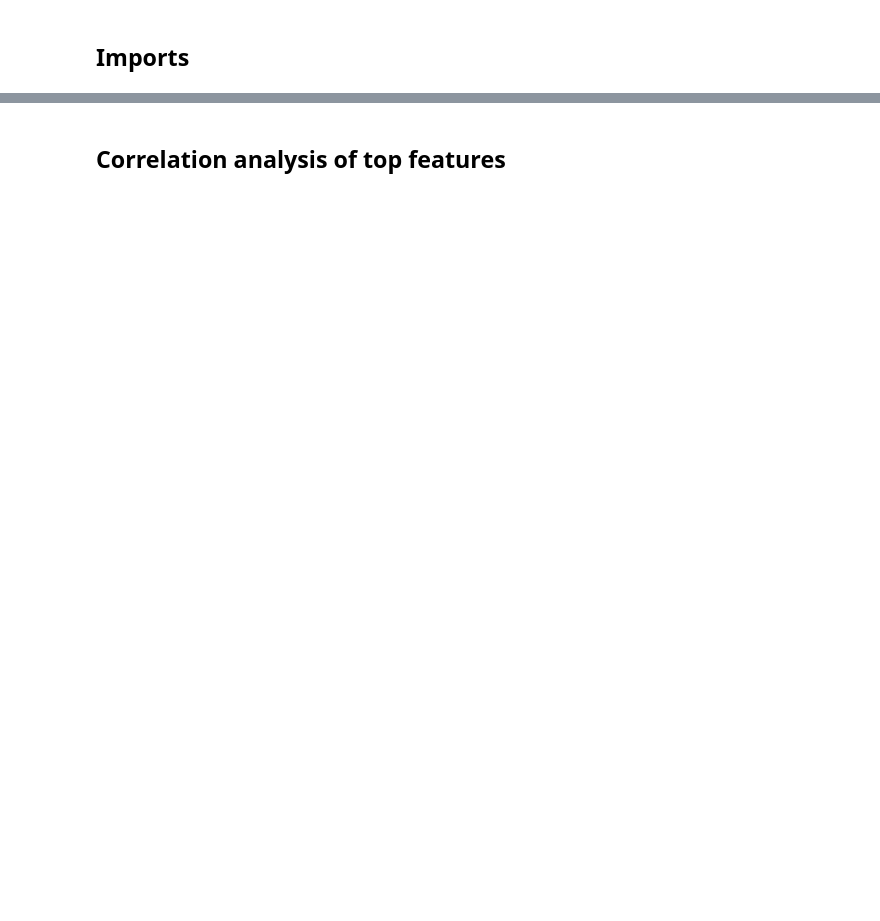
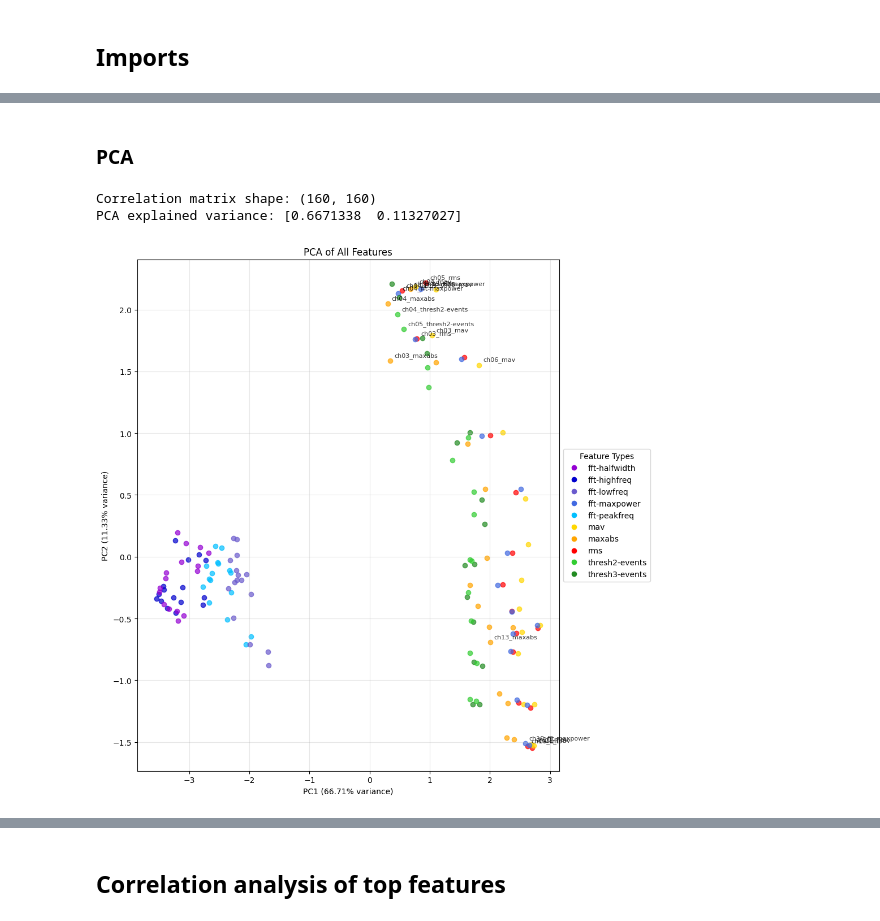
Before and after one commit to Erdos-Projects/fall-2025-gesture-recognition, a Jupyter notebook: notebooks/feature_selection_DRAFT.ipynb, the cells around one changed output, grey strips where cells are left out. Saved outputs shown, nothing was run; the diff lists cells and outputs as text; code cells hidden in the pictures; blank space fills up the shorter version.

```diff
--- a/notebooks/feature_selection_DRAFT.ipynb
+++ b/notebooks/feature_selection_DRAFT.ipynb
@@ -94,0 +422,79 @@ plt.show()
+# %% [markdown]
+### PCA
+# %%
+from sklearn.decomposition import PCA
+
+# use correlation between features to see which ones are similar
+feature_correlation_matrix = df_no_outliers[feature_cols].corr()
+print(f"Correlation matrix shape: {feature_correlation_matrix.shape}")
+
+# PCA on feature correlation matrix
+pca_features = PCA(n_components=2)
+feature_pca_results = pca_features.fit_transform(feature_correlation_matrix)
+
+print(f"PCA explained variance: {pca_features.explained_variance_ratio_}")
+# %% [output]
+Correlation matrix shape: (160, 160)
+PCA explained variance: [0.6671338  0.11327027]
+# %%
+# Use same color scheme as t-SNE for consistency
+feature_color_map = {
+    'fft-halfwidth': 'darkviolet',
+    'fft-highfreq': 'mediumblue',
+    'fft-lowfreq': 'slateblue',
+    'fft-maxpower': 'royalblue',
+    'fft-peakfreq': 'deepskyblue',
+    'mav': 'gold',
+    'maxabs': 'orange',
+    'rms': 'red',
+    'thresh2-events': 'limegreen',
+    'thresh3-events': 'forestgreen'
+}
+
+# Prepare feature colors and types
+feature_colors = []
+feature_types = []
+
+for i, feature in enumerate(feature_cols):
+    # Extract exact feature type (everything after "chXX_")
+    feature_type = feature.split('_', 1)[1]
+    feature_types.append(feature_type)
+    feature_colors.append(feature_color_map[feature_type])
+
+# Create PCA plot
+plt.figure(figsize=(10,10))
+
+# Plot each feature as a point
+for i, feature in enumerate(feature_cols):
+    plt.scatter(feature_pca_results[i, 0], feature_pca_results[i, 1],
+               c=feature_colors[i], alpha=0.7)
+
+    # Only label most important features to avoid clutter
+    importance = feature_importance_df[feature_importance_df['feature'] == feature]['importance'].values[0]
+    if importance > 0.01:
+        plt.annotate(feature, (feature_pca_results[i, 0], feature_pca_results[i, 1]),
+                    xytext=(5, 5), textcoords='offset points', fontsize=8, alpha=0.8)
+
+plt.xlabel(f'PC1 ({pca_features.explained_variance_ratio_[0]:.2%} variance)')
+plt.ylabel(f'PC2 ({pca_features.explained_variance_ratio_[1]:.2%} variance)')
+plt.title('PCA of All Features')
+plt.grid(True, alpha=0.3)
+
+# Create legend in alphabetical order
+from matplotlib.lines import Line2D
+legend_elements = []
+
+# Sort feature types alphabetically for legend
+sorted_feature_types = sorted(feature_color_map.keys())
+
+for feature_type in sorted_feature_types:
+    legend_elements.append(Line2D([0], [0], marker='o', color='w',
+                                markerfacecolor=feature_color_map[feature_type],
+                                markersize=8, label=feature_type))
+
+plt.legend(handles=legend_elements, title='Feature Types', loc='center left', bbox_to_anchor=(1, 0.5))
+
+plt.tight_layout()
+plt.show()
+# %% [output]
+[figure, added]
```
Also changed, not shown: parts of 45 cells of this notebook.
